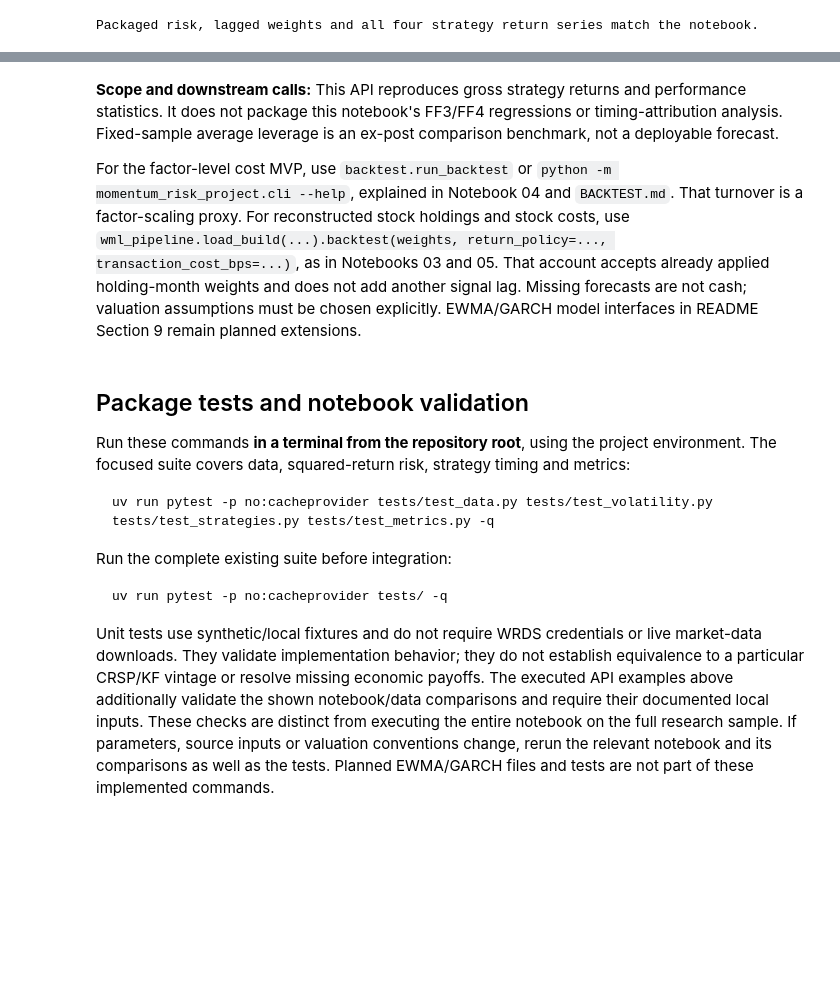
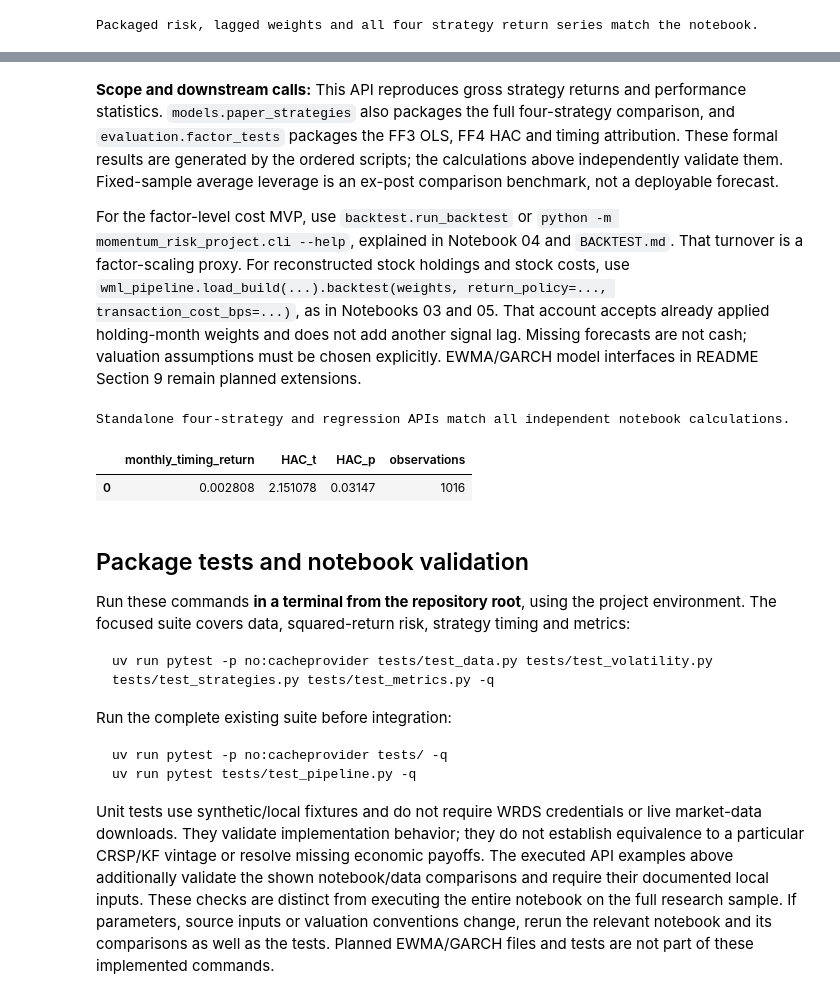
Before and after one commit to yihang-hannah/momentum-risk-project, a Jupyter notebook: notebooks/02_paper_replication.ipynb, the cells around one changed output, grey strips where cells are left out. Cells and saved outputs as stored; diff of their text form; code cells hidden in the pictures; blank space fills up the shorter version.

````diff
--- a/notebooks/02_paper_replication.ipynb
+++ b/notebooks/02_paper_replication.ipynb
@@ -334,16 +294,9 @@ display(paper_sample_metrics.round(4))
 
 Download the Fama–French three factors starting in 1926, rather than imposing an artificial 1963 cutoff. Use the intersection of the strategy and factor months for regressions **without changing the full-sample strategy performance comparison**. Report missing months explicitly.
 # %%
-ff3_raw = web.DataReader(
-    "F-F_Research_Data_Factors", "famafrench", start="1926-01-01"
-)[0]
-ff3 = ff3_raw.copy() / 100.0
-if not isinstance(ff3.index, pd.PeriodIndex):
-    ff3.index = pd.PeriodIndex(ff3.index, freq="M")
-else:
-    ff3.index = ff3.index.asfreq("M")
+ff3 = pd.read_parquet(configured_path(CONFIG,"ff3",ROOT))
+ff3.index = pd.PeriodIndex(ff3.index,freq="M")
 ff3.index.name = "month"
-
 factor_columns_available = ["Mkt-RF", "SMB", "HML", "RF"]
 factor_comparison = pd.concat(
     [comparison_fixed, ff3[factor_columns_available]],
@@ -706,9 +627,28 @@ Common sample: 1927-05 to 2011-12 (1016 months)
 | managed | 0.166949 | 0.167652 | 0.995810 | 0.164048 | -0.438301 | 385071.875431 |
 | managed_cap_2x | 0.166908 | 0.167644 | 0.995611 | 0.164002 | -0.438301 | 383793.447220 |
 # %% [markdown]
-**Scope and downstream calls:** This API reproduces gross strategy returns and performance statistics. It does not package this notebook's FF3/FF4 regressions or timing-attribution analysis. Fixed-sample average leverage is an ex-post comparison benchmark, not a deployable forecast.
+**Scope and downstream calls:** This API reproduces gross strategy returns and performance statistics. `models.paper_strategies` also packages the full four-strategy comparison, and `evaluation.factor_tests` packages the FF3 OLS, FF4 HAC and timing attribution. These formal results are generated by the ordered scripts; the calculations above independently validate them. Fixed-sample average leverage is an ex-post comparison benchmark, not a deployable forecast.
 
 For the factor-level cost MVP, use `backtest.run_backtest` or `python -m momentum_risk_project.cli --help`, explained in Notebook 04 and `BACKTEST.md`. That turnover is a factor-scaling proxy. For reconstructed stock holdings and stock costs, use `wml_pipeline.load_build(...).backtest(weights, return_policy=..., transaction_cost_bps=...)`, as in Notebooks 03 and 05. That account accepts already applied holding-month weights and does not add another signal lag. Missing forecasts are not cash; valuation assumptions must be chosen explicitly. EWMA/GARCH model interfaces in README Section 9 remain planned extensions.
+# %%
+from momentum_risk_project.models import paper_strategies
+from momentum_risk_project.evaluation import factor_tests
+
+api_four, api_weights, api_sigma, api_fixed = paper_strategies(
+    daily["mom"], monthly["mom"], start=CONFIG["windows"]["paper_available_common"][0],
+    end=PAPER_END, annual_target=TARGET_ANNUAL_VOL, window=VOL_WINDOW,
+    trading_days_per_month=TRADING_DAYS_PER_MONTH, leverage_cap=LEVERAGE_CAP,
+)
+pd.testing.assert_frame_equal(api_four, comparison_fixed)
+api_factor_tables = factor_tests(api_four, ff3)
+pd.testing.assert_frame_equal(api_factor_tables["ff3_regressions"], factor_results)
+pd.testing.assert_frame_equal(api_factor_tables["ff4_HAC_regressions"], four_factor_table)
+print("Standalone four-strategy and regression APIs match all independent notebook calculations.")
+display(api_factor_tables["timing_HAC"])
+# %% [output]
+Standalone four-strategy and regression APIs match all independent notebook calculations.
+|  | monthly_timing_return | HAC_t | HAC_p | observations |
+| 0 | 0.002808 | 2.151078 | 0.03147 | 1016 |
 # %% [markdown]
 ## Package tests and notebook validation
 
@@ -722,6 +662,7 @@ Run the complete existing suite before integration:
 
 ```bash
 uv run pytest -p no:cacheprovider tests/ -q
+uv run pytest tests/test_pipeline.py -q
 ```
 
 Unit tests use synthetic/local fixtures and do not require WRDS credentials or live market-data downloads. They validate implementation behavior; they do not establish equivalence to a particular CRSP/KF vintage or resolve missing economic payoffs. The executed API examples above additionally validate the shown notebook/data comparisons and require their documented local inputs. These checks are distinct from executing the entire notebook on the full research sample. If parameters, source inputs or valuation conventions change, rerun the relevant notebook and its comparisons as well as the tests. Planned EWMA/GARCH files and tests are not part of these implemented commands.
````
Also changed, not shown: parts of 8 cells of this notebook, 48 other files.
